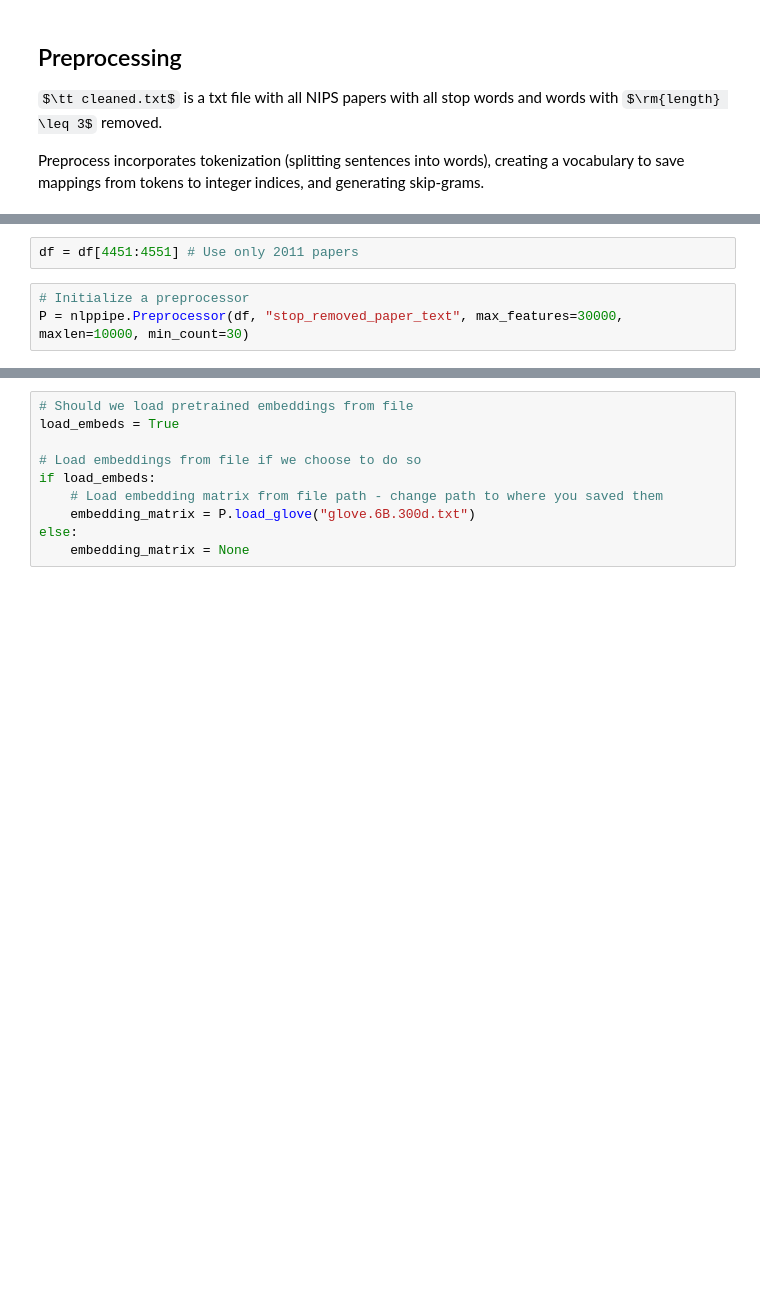
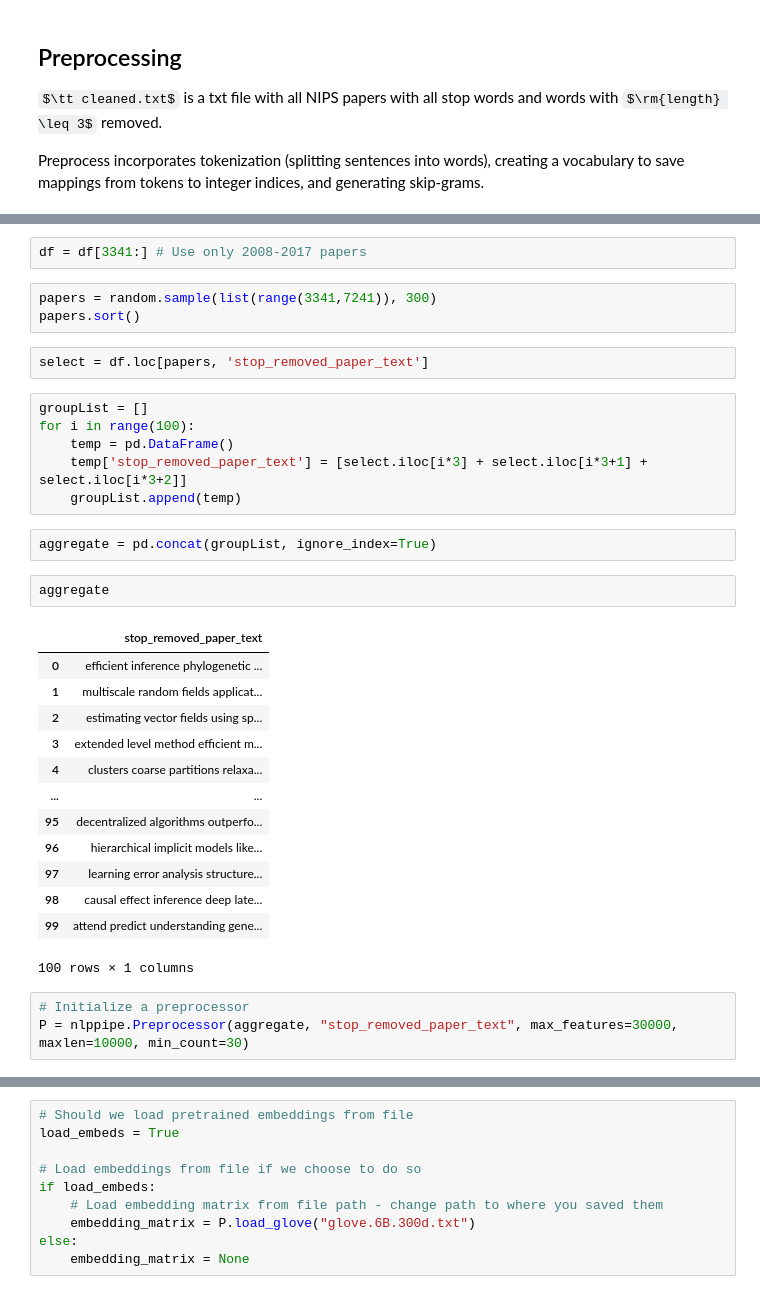
Before and after one commit to patelvap/Comp-755-Project, a Jupyter notebook: LDA2Vec.ipynb, the cells around one changed output, grey strips where cells are left out. Drawn from its saved outputs; the diff is of its cells as text; some formulas as TeX source; blank space fills up the shorter version.

```diff
--- a/LDA2Vec.ipynb
+++ b/LDA2Vec.ipynb
@@ -74,8 +76,37 @@ df = df[df["stop_removed_paper_text"].notnull()]
 # %%
-df = df[4451:4551] # Use only 2011 papers
+df = df[3341:] # Use only 2008-2017 papers
+# %%
+papers = random.sample(list(range(3341,7241)), 300)
+papers.sort()
+# %%
+select = df.loc[papers, 'stop_removed_paper_text']
+# %%
+groupList = []
+for i in range(100):
+    temp = pd.DataFrame()
+    temp['stop_removed_paper_text'] = [select.iloc[i*3] + select.iloc[i*3+1] + select.iloc[i*3+2]]
+    groupList.append(temp)
+# %%
+aggregate = pd.concat(groupList, ignore_index=True)
+# %%
+aggregate
+# %% [output]
+|  | stop_removed_paper_text |
+| 0 | efficient inference phylogenetic ... |
+| 1 | multiscale random fields applicat... |
+| 2 | estimating vector fields using sp... |
+| 3 | extended level method efficient m... |
+| 4 | clusters coarse partitions relaxa... |
+| ... | ... |
+| 95 | decentralized algorithms outperfo... |
+| 96 | hierarchical implicit models like... |
+| 97 | learning error analysis structure... |
+| 98 | causal effect inference deep late... |
+| 99 | attend predict understanding gene... |
+100 rows × 1 columns
 # %%
 # Initialize a preprocessor
-P = nlppipe.Preprocessor(df, "stop_removed_paper_text", max_features=30000, maxlen=10000, min_count=30)
+P = nlppipe.Preprocessor(aggregate, "stop_removed_paper_text", max_features=30000, maxlen=10000, min_count=30)
 # %%
 # Run the preprocessing on your dataframe
 P.preprocess()
```
Also changed, not shown: parts of 17 cells of this notebook.
